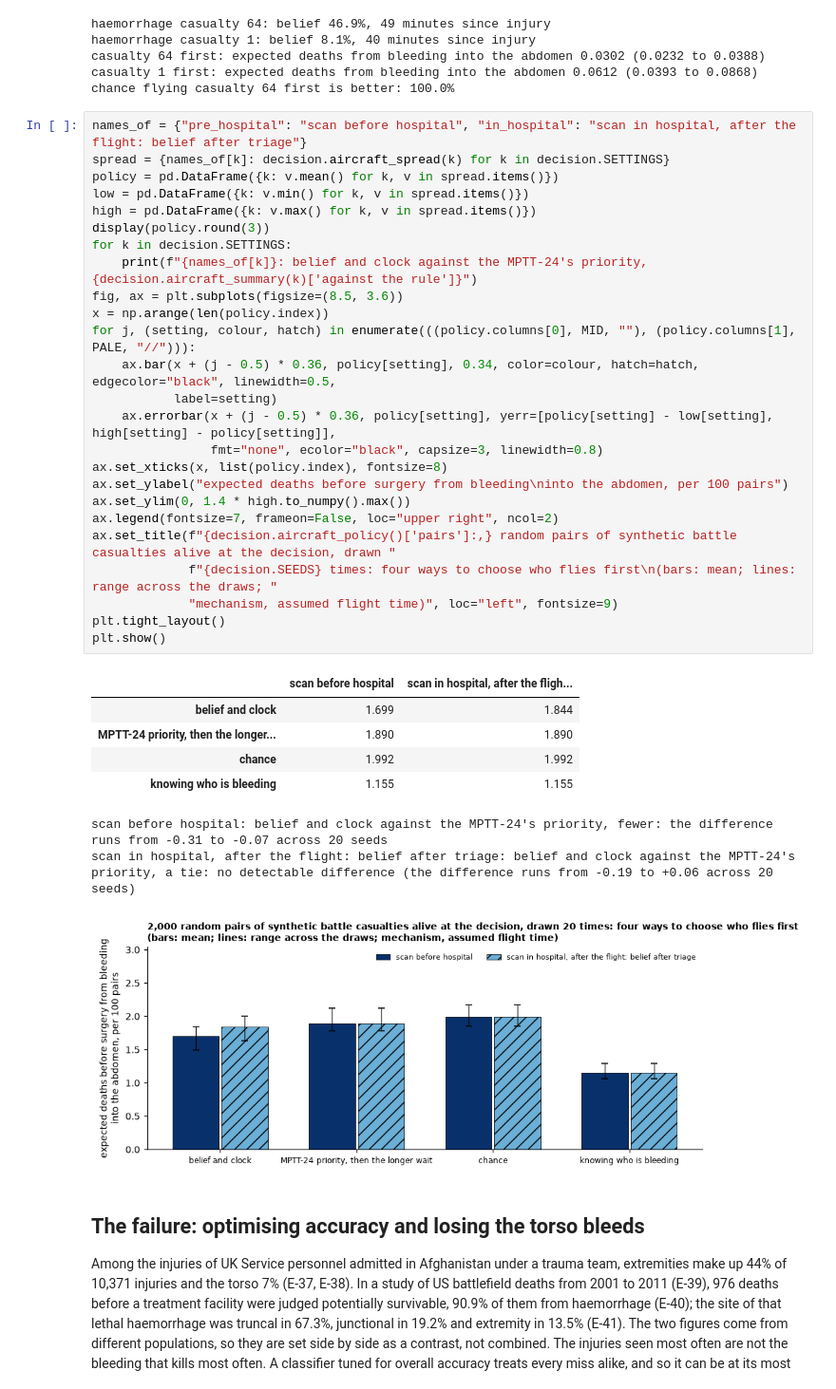
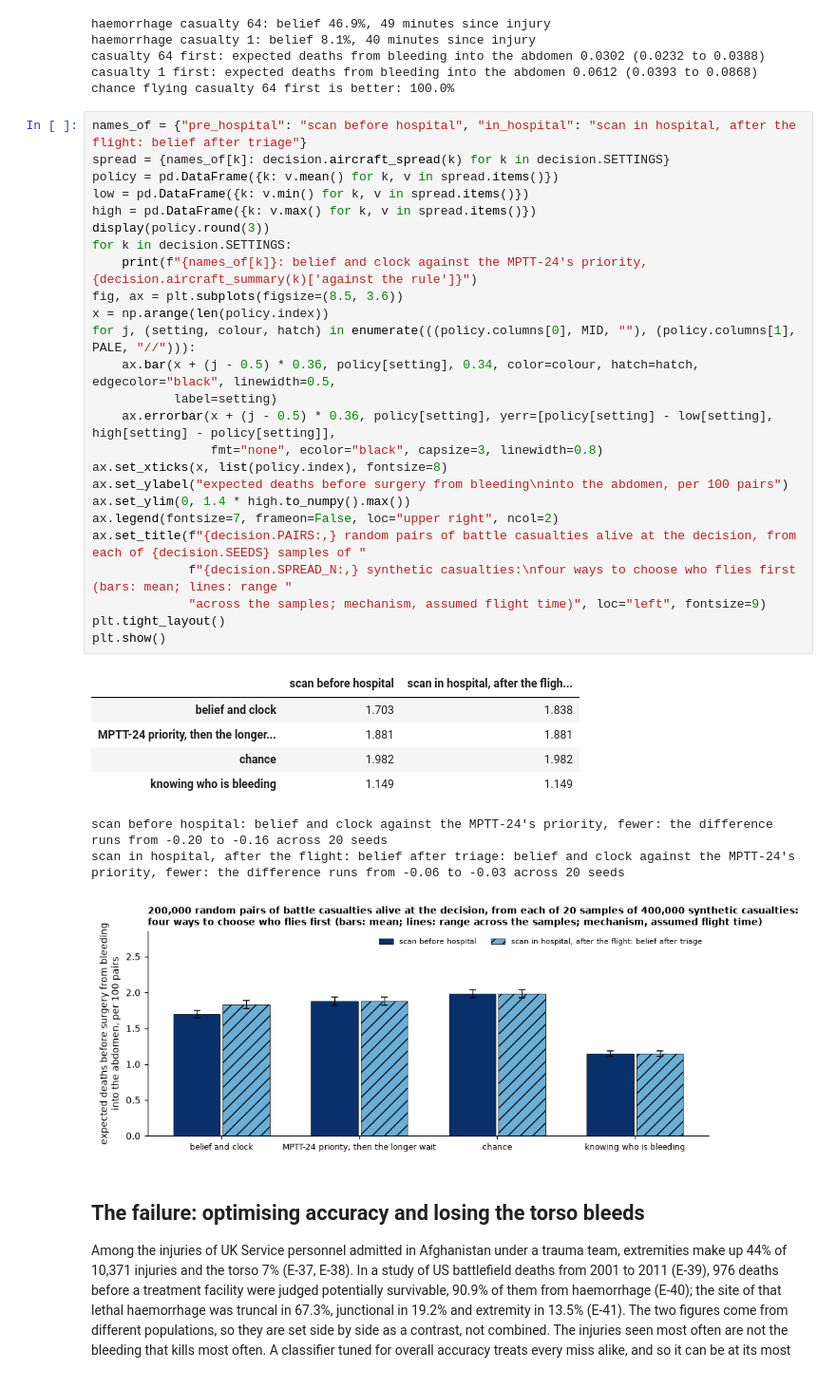
Before and after one commit to RossTylr/inference-labs, a Jupyter notebook: notebooks/10_decision_theory.ipynb, the cells around one changed output. Shown at 95% size. Drawn from its saved outputs; the diff is of its cells as text.

```diff
--- a/notebooks/10_decision_theory.ipynb
+++ b/notebooks/10_decision_theory.ipynb
@@ -342,37 +342,37 @@ chance flying casualty 64 first is better: 100.0%
 # %%
 names_of = {"pre_hospital": "scan before hospital", "in_hospital": "scan in hospital, after the flight: belief after triage"}
 spread = {names_of[k]: decision.aircraft_spread(k) for k in decision.SETTINGS}
 policy = pd.DataFrame({k: v.mean() for k, v in spread.items()})
 low = pd.DataFrame({k: v.min() for k, v in spread.items()})
 high = pd.DataFrame({k: v.max() for k, v in spread.items()})
 display(policy.round(3))
 for k in decision.SETTINGS:
     print(f"{names_of[k]}: belief and clock against the MPTT-24's priority, {decision.aircraft_summary(k)['against the rule']}")
 fig, ax = plt.subplots(figsize=(8.5, 3.6))
 x = np.arange(len(policy.index))
 for j, (setting, colour, hatch) in enumerate(((policy.columns[0], MID, ""), (policy.columns[1], PALE, "//"))):
     ax.bar(x + (j - 0.5) * 0.36, policy[setting], 0.34, color=colour, hatch=hatch, edgecolor="black", linewidth=0.5,
            label=setting)
     ax.errorbar(x + (j - 0.5) * 0.36, policy[setting], yerr=[policy[setting] - low[setting], high[setting] - policy[setting]],
                 fmt="none", ecolor="black", capsize=3, linewidth=0.8)
 ax.set_xticks(x, list(policy.index), fontsize=8)
 ax.set_ylabel("expected deaths before surgery from bleeding\ninto the abdomen, per 100 pairs")
 ax.set_ylim(0, 1.4 * high.to_numpy().max())
 ax.legend(fontsize=7, frameon=False, loc="upper right", ncol=2)
-ax.set_title(f"{decision.aircraft_policy()['pairs']:,} random pairs of synthetic battle casualties alive at the decision, drawn "
-             f"{decision.SEEDS} times: four ways to choose who flies first\n(bars: mean; lines: range across the draws; "
-             "mechanism, assumed flight time)", loc="left", fontsize=9)
+ax.set_title(f"{decision.PAIRS:,} random pairs of battle casualties alive at the decision, from each of {decision.SEEDS} samples of "
+             f"{decision.SPREAD_N:,} synthetic casualties:\nfour ways to choose who flies first (bars: mean; lines: range "
+             "across the samples; mechanism, assumed flight time)", loc="left", fontsize=9)
 plt.tight_layout()
 plt.show()
 # %% [output]
 |  | scan before hospital | scan in hospital, after the fligh... |
-| belief and clock | 1.699 | 1.844 |
-| MPTT-24 priority, then the longer... | 1.890 | 1.890 |
-| chance | 1.992 | 1.992 |
-| knowing who is bleeding | 1.155 | 1.155 |
+| belief and clock | 1.703 | 1.838 |
+| MPTT-24 priority, then the longer... | 1.881 | 1.881 |
+| chance | 1.982 | 1.982 |
+| knowing who is bleeding | 1.149 | 1.149 |
-scan before hospital: belief and clock against the MPTT-24's priority, fewer: the difference runs from -0.31 to -0.07 across 20 seeds
-scan in hospital, after the flight: belief after triage: belief and clock against the MPTT-24's priority, a tie: no detectable difference (the difference runs from -0.19 to +0.06 across 20 seeds)
+scan before hospital: belief and clock against the MPTT-24's priority, fewer: the difference runs from -0.20 to -0.16 across 20 seeds
+scan in hospital, after the flight: belief after triage: belief and clock against the MPTT-24's priority, fewer: the difference runs from -0.06 to -0.03 across 20 seeds
-[figure, old version]
+[figure, new version]
 # %% [markdown]
 ## The failure: optimising accuracy and losing the torso bleeds
 
```
Also changed, not shown: parts of 4 cells of this notebook, 4 other files.
